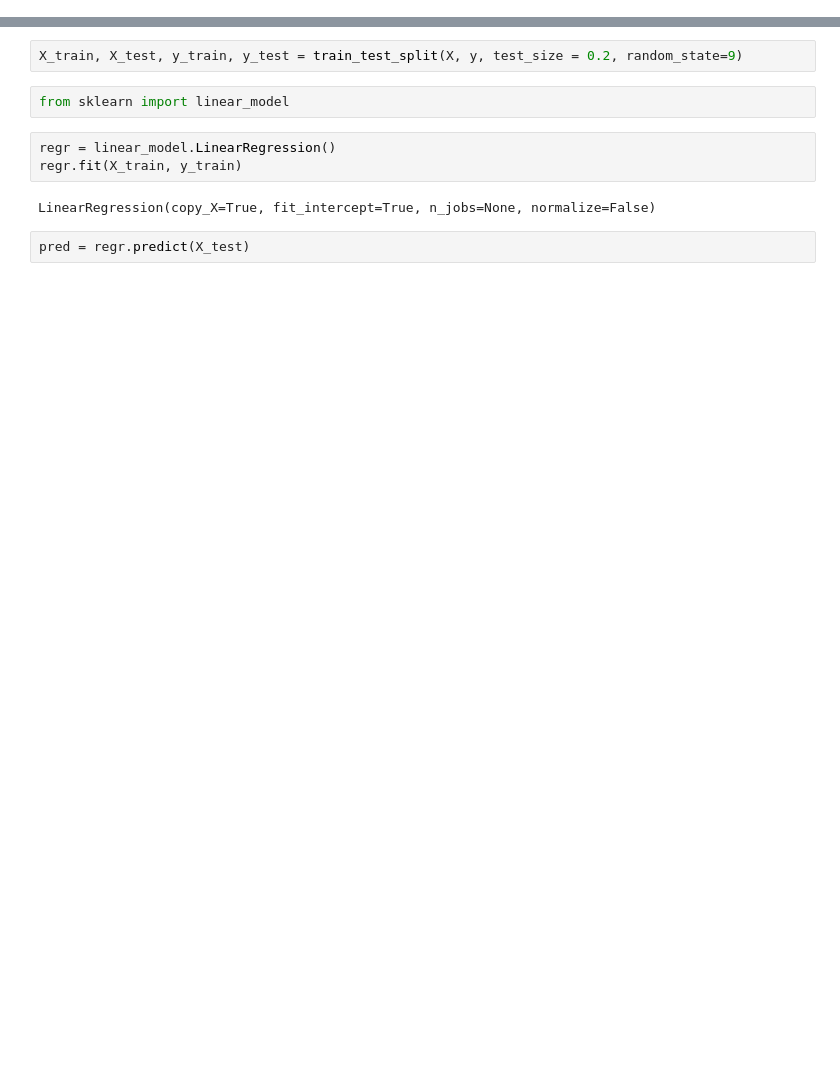
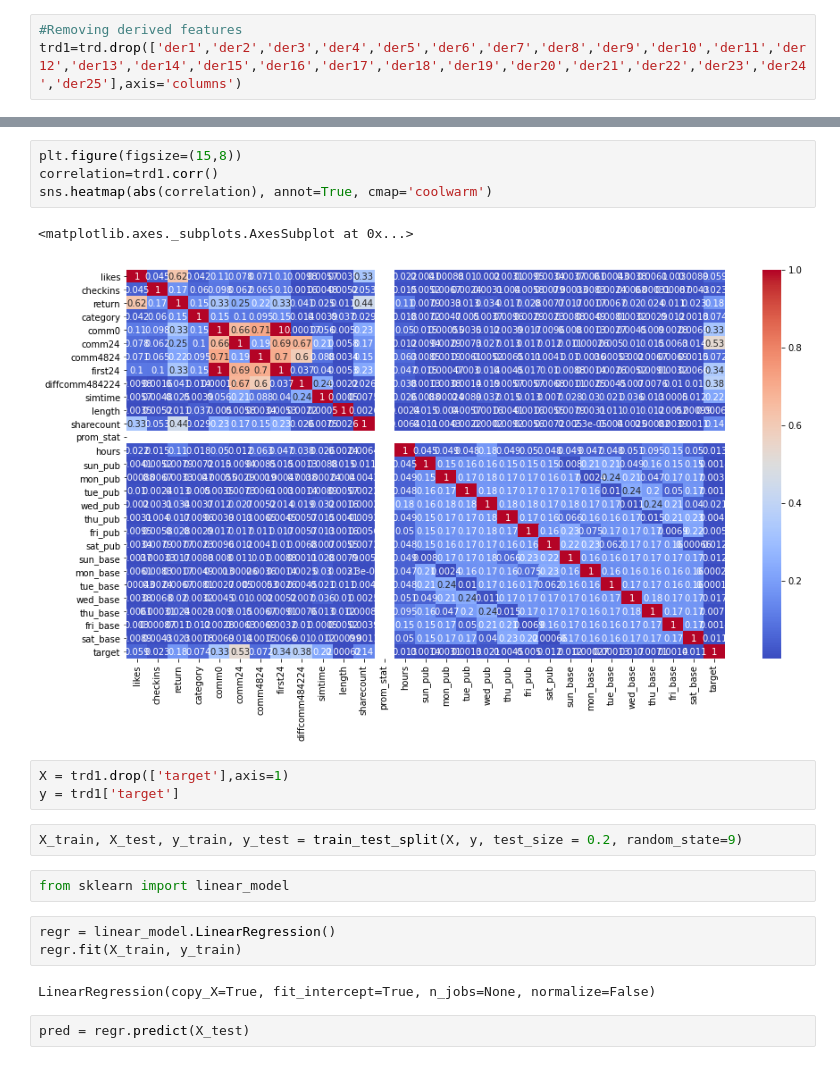
Before and after one commit to AkshayRai20/Projects1, a Jupyter notebook: Akshay_Rai_Team_1_Capstone_Project_3.ipynb, the cells around one changed output, grey strips where cells are left out. Cells and saved outputs as stored; diff of their text form; blank space fills up the shorter version.

```diff
--- a/Akshay_Rai_Team_1_Capstone_Project_3.ipynb
+++ b/Akshay_Rai_Team_1_Capstone_Project_3.ipynb
@@ -169,0 +342,3 @@ y = gputest1['logrun1']
+# %%
+#Removing derived features
+trd1=trd.drop(['der1','der2','der3','der4','der5','der6','der7','der8','der9','der10','der11','der12','der13','der14','der15','der16','der17','der18','der19','der20','der21','der22','der23','der24','der25'],axis='columns')
@@ -170,3 +352,13 @@ y = gputest1['logrun1']
+# %%
+plt.figure(figsize=(15,8))
+correlation=trd1.corr()
+sns.heatmap(abs(correlation), annot=True, cmap='coolwarm')
+# %% [output]
+<matplotlib.axes._subplots.AxesSubplot at 0x...>
+[figure, added]
+# %%
+X = trd1.drop(['target'],axis=1)
+y = trd1['target']
 # %%
 X_train, X_test, y_train, y_test = train_test_split(X, y, test_size = 0.2, random_state=9)
 # %%
```
Also changed, not shown: parts of 43 cells of this notebook.
